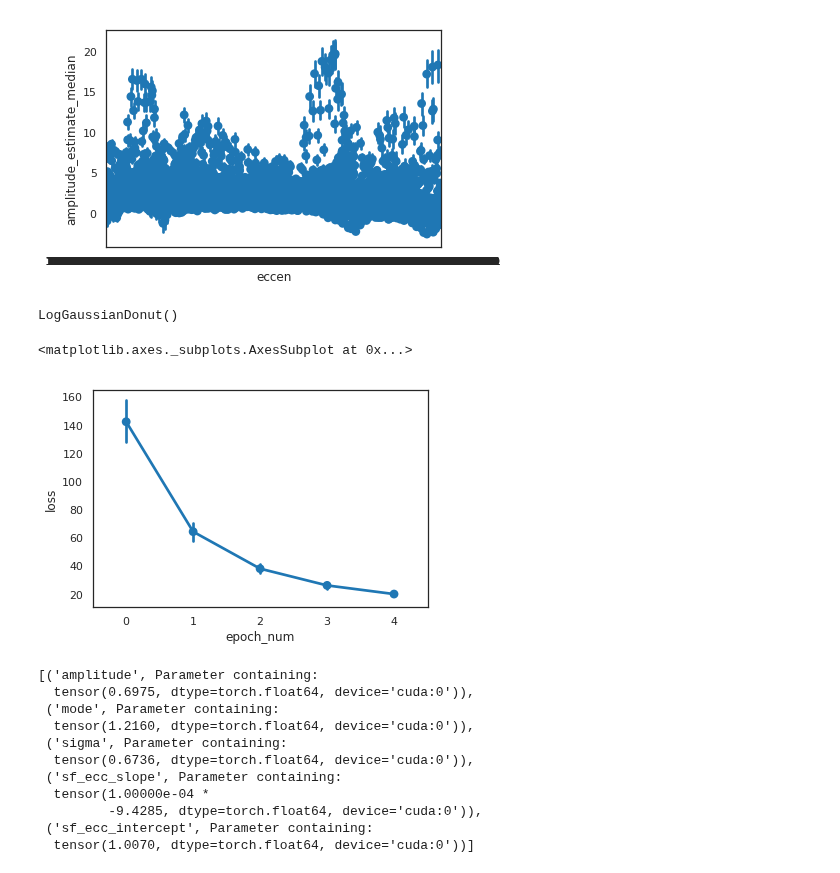
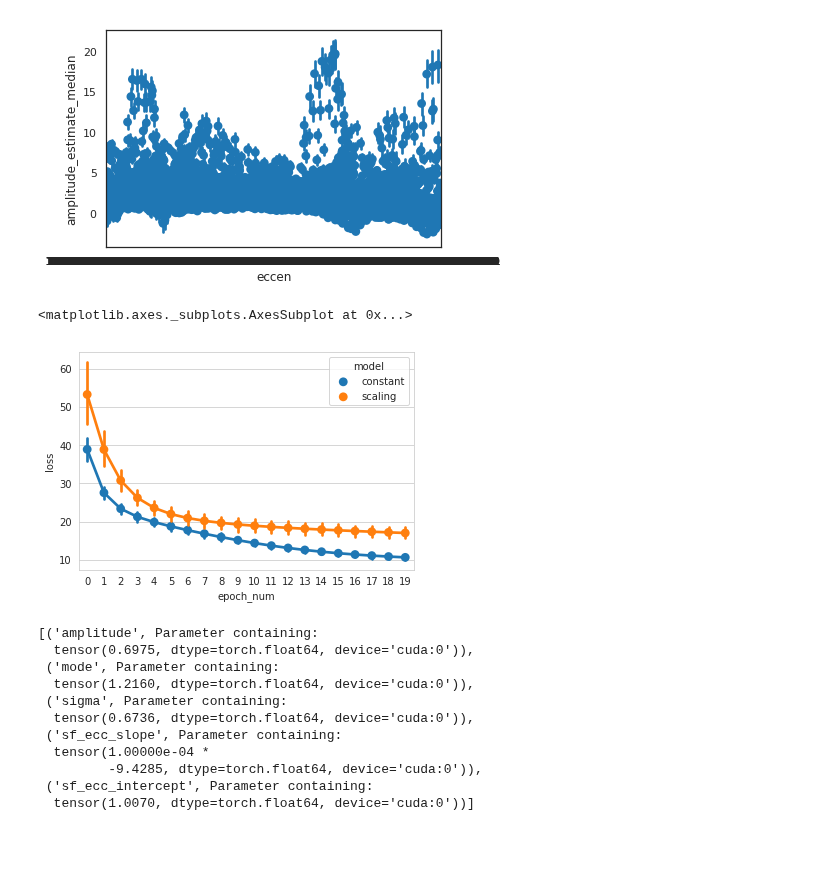
Before and after one commit to billbrod/spatial-frequency-preferences, a Jupyter notebook: notebooks/05-Model.ipynb, the cells around one changed output. Saved outputs shown, nothing was run; the diff lists cells and outputs as text; code cells hidden in the pictures; blank space fills up the shorter version.

Commit message:
updates model notebook

```diff
--- a/notebooks/05-Model.ipynb
+++ b/notebooks/05-Model.ipynb
@@ -347,19 +327,25 @@ sns.pointplot('eccen', 'amplitude_estimate_median', data=df, join=False)
 # %% [output]
 <matplotlib.axes._subplots.AxesSubplot at 0x...>
 [figure]
-# %%
-donut.eval()
-# %% [output]
-LogGaussianDonut()
 # %%
-loss_history = np.array(loss_history)
-loss_df = pd.DataFrame(loss_history)
-loss_df = pd.melt(loss_df.reset_index(), id_vars='index',var_name='batch_num', value_name='loss', ).rename(columns={'index': 'epoch_num'})
+def construct_loss_df(loss_history):
+    loss_history = np.array(loss_history)
+    loss_df = pd.DataFrame(loss_history)
+    loss_df = pd.melt(loss_df.reset_index(), id_vars='index',var_name='batch_num', value_name='loss', ).rename(columns={'index': 'epoch_num'})
+    return loss_df
+# %%
+constant_loss_df = construct_loss_df(constant_loss)
+scaling_loss_df = construct_loss_df(scaling_loss)
+# %%
+constant_loss_df['model'] = 'constant'
+scaling_loss_df['model'] = 'scaling'
+# %%
+loss_df = pd.concat([constant_loss_df, scaling_loss_df]).reset_index()
 # %%
-sns.pointplot('epoch_num', 'loss', data=loss_df, )
+sns.pointplot('epoch_num', 'loss', 'model', data=loss_df, )
 # %% [output]
 <matplotlib.axes._subplots.AxesSubplot at 0x...>
-[figure, old version]
+[figure, new version]
 # %%
 list(donut.named_parameters())
 # %% [output]
```
Also changed, not shown: parts of 12 cells of this notebook.
